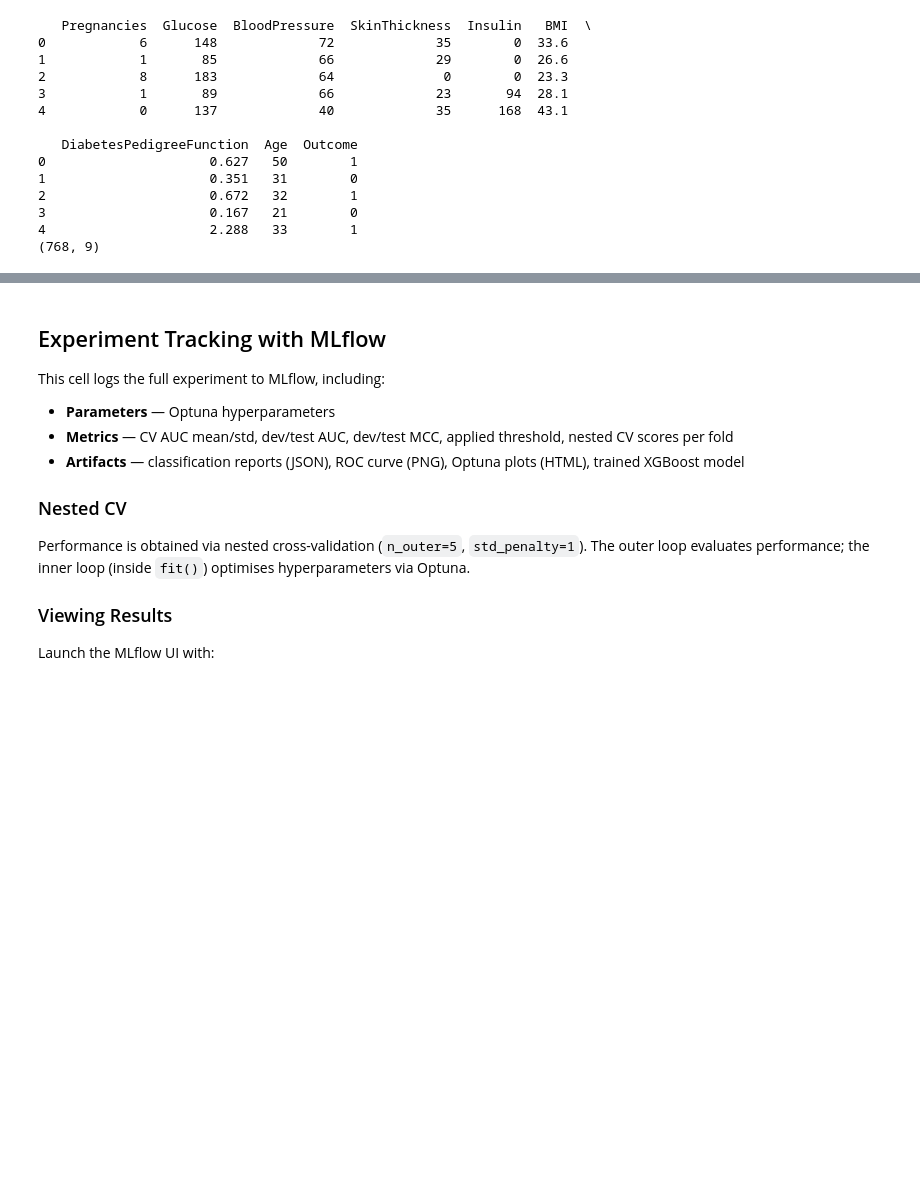
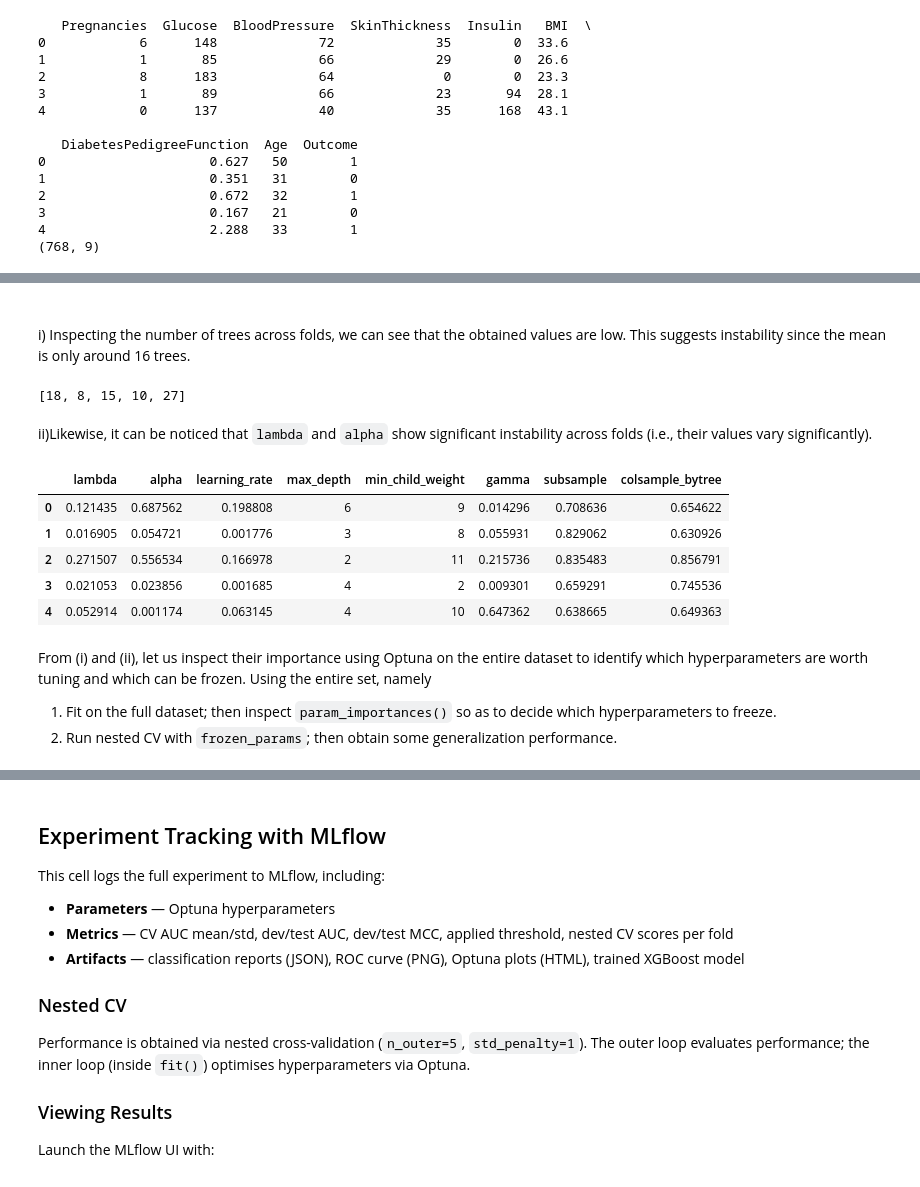
Before and after one commit to fisherynwa/xgb-optuna-calibration-pipeline, a Jupyter notebook: notebooks/xgb_optuna_pima_diabetes.ipynb, the cells around one changed output, grey strips where cells are left out. Saved outputs shown, nothing was run; the diff lists cells and outputs as text; code cells hidden in the pictures; blank space fills up the shorter version.

Commit message:
Add frozen_params feature, Pima experiment results, and updated README

```diff
--- a/notebooks/xgb_optuna_pima_diabetes.ipynb
+++ b/notebooks/xgb_optuna_pima_diabetes.ipynb
@@ -97,14 +126,16 @@ def encode_zeros_as_nan(X_dev, y_dev, X_test):
 logging.basicConfig(
     level=logging.INFO,
     format="%(asctime)s — %(message)s",
-    datefmt="%H:%M:%S"
-)
+    datefmt="%H:%M:%S")
+
+import time
 
 logger = logging.getLogger(__name__)
 
-clf_higher_penalty = XGBOptClf(n_trials=N_TRIALS, std_penalty=1.0, nfold=N_FOLDS)
-nested_cv_no_high_penalty_imp = nested_cv_score(clf_higher_penalty,
-                                                X,
-                                                y,
-                                                n_outer=5)
+clf_baseline = XGBOptClf(n_trials=N_TRIALS, nfold=N_FOLDS)
+
+start = time.time()
+nested_cv_baseline = nested_cv_score(clf_baseline, X, y, n_outer=5)
+end = time.time()
+logger.info(f"Nested CV took {end - start:.2f} seconds")
 # %% [output]
@@ -126,0 +159,24 @@ nested_cv_no_high_penalty_imp = nested_cv_score(clf_higher_penalty,
+# %% [markdown]
+###
+i) Inspecting the number of trees across folds, we can see that the obtained values are low.
+This suggests instability since the mean is only around 16 trees.
+# %%
+nested_cv_baseline['n_trees']
+# %% [output]
+[18, 8, 15, 10, 27]
+# %% [markdown]
+ii)Likewise, it can be noticed that `lambda` and `alpha` show significant instability
+across folds (i.e., their values vary significantly).
+# %%
+pd.DataFrame(nested_cv_baseline["best_params"])
+# %% [output]
+|  | lambda | alpha | learning_rate | max_depth | min_child_weight | gamma | subsample | colsample_bytree |
+| 0 | 0.121435 | 0.687562 | 0.198808 | 6 | 9 | 0.014296 | 0.708636 | 0.654622 |
+| 1 | 0.016905 | 0.054721 | 0.001776 | 3 | 8 | 0.055931 | 0.829062 | 0.630926 |
+| 2 | 0.271507 | 0.556534 | 0.166978 | 2 | 11 | 0.215736 | 0.835483 | 0.856791 |
+| 3 | 0.021053 | 0.023856 | 0.001685 | 4 | 2 | 0.009301 | 0.659291 | 0.745536 |
+| 4 | 0.052914 | 0.001174 | 0.063145 | 4 | 10 | 0.647362 | 0.638665 | 0.649363 |
+# %% [markdown]
+From (i) and (ii), let us inspect their importance using Optuna on the entire dataset to identify which hyperparameters are worth tuning and which can be frozen. Using the entire set, namely
+1. Fit on the full dataset; then inspect `param_importances()` so as to decide which hyperparameters to freeze.
+2. Run nested CV with `frozen_params`; then obtain  some generalization performance.
```
Also changed, not shown: parts of 51 cells of this notebook, 5 other files.
